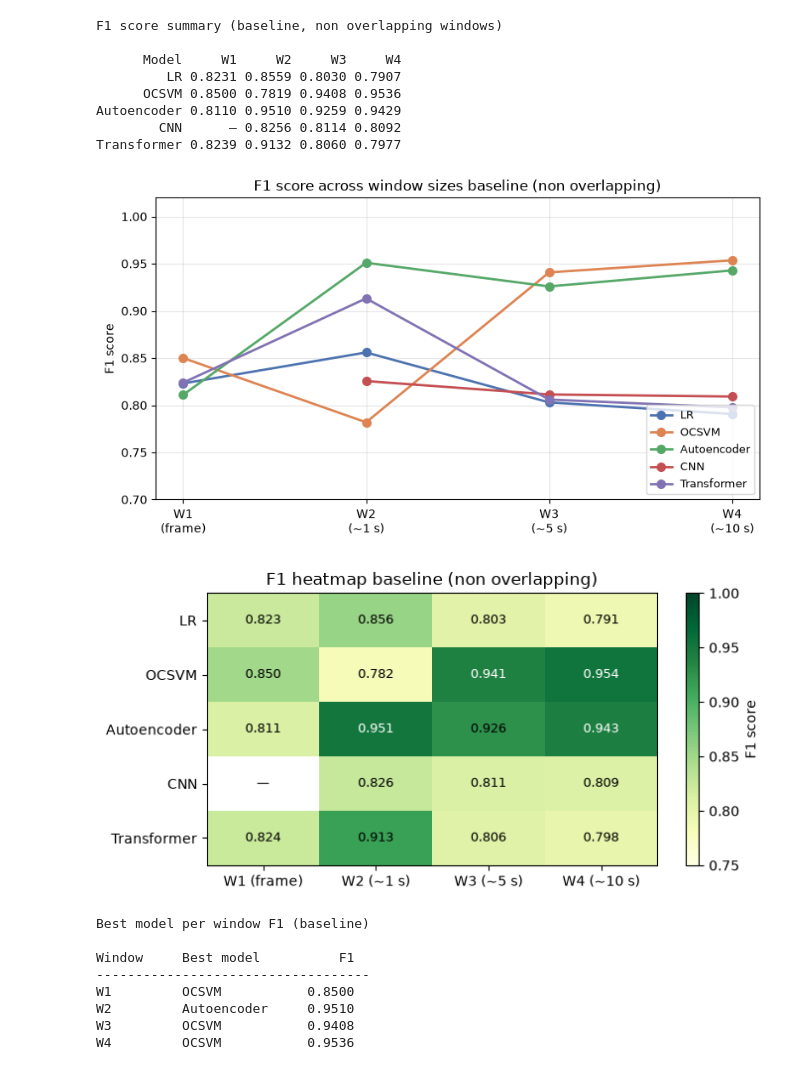
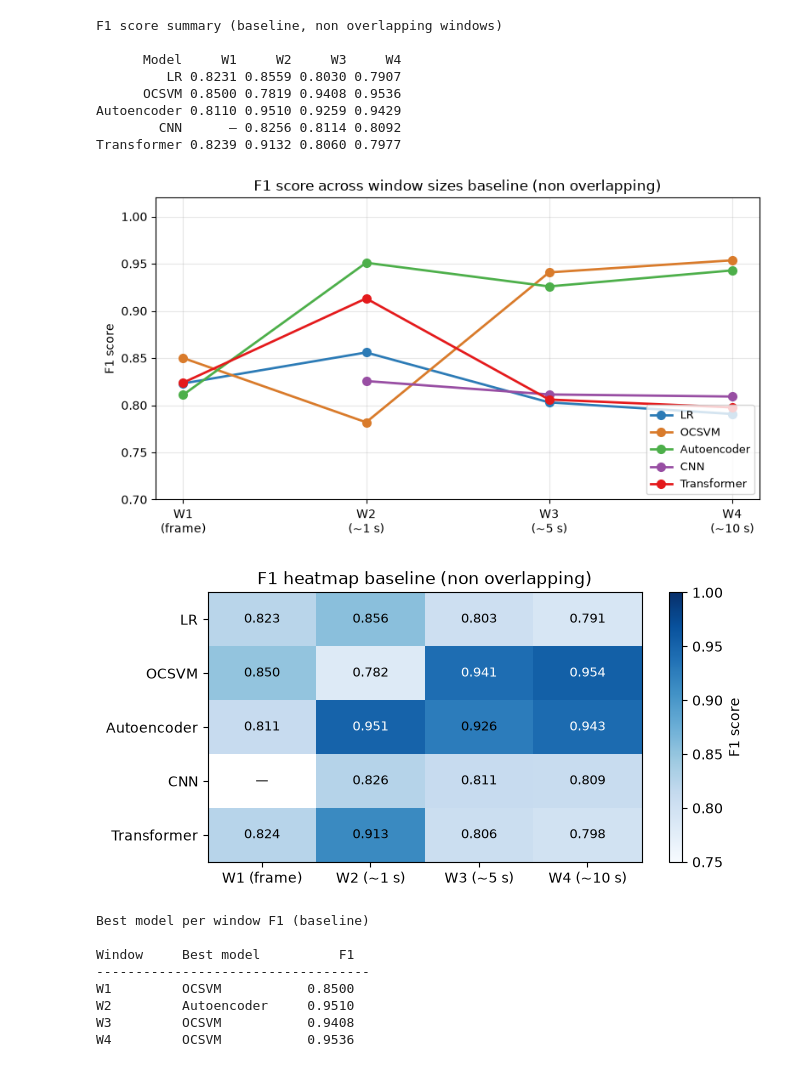
Before and after one commit to Nur2424/wifi-presence-detection, a Jupyter notebook: esp32/full-study-notebooks/07_final_results.ipynb, the cells around one changed output. Saved outputs shown, nothing was run; the diff lists cells and outputs as text; code cells hidden in the pictures.

Commit message:
refactor full-study notebooks: unified colors, output paths, and config blocks across 00–07

```diff
--- a/esp32/full-study-notebooks/07_final_results.ipynb
+++ b/esp32/full-study-notebooks/07_final_results.ipynb
@@ -23,6 +23,10 @@ The notebook is split into two sections:
 import numpy as np
 import matplotlib.pyplot as plt
 import pandas as pd
+import os
+
+SAVE_DIR = "full-study-outputs"
+os.makedirs(SAVE_DIR, exist_ok=True)
 
 # --- Baseline (non overlapping, seed-42) ---------------------------------
 # Sources: nb01 LR (deterministic), nb02 OCSVM, nb03 Autoencoder,
@@ -66,11 +70,11 @@ WINDOWS     = ["W1", "W2", "W3", "W4"]
 WINDOWS_OVL = ["W2", "W3", "W4"]
 MODELS      = list(F1_BASE.keys())
 COLORS = {
-    "LR":          "#4C72B0",
-    "OCSVM":       "#DD8452",
-    "Autoencoder": "#55A868",
-    "CNN":         "#C44E52",
-    "Transformer": "#8172B3",
+    "LR":          "#2C7BB6",
+    "OCSVM":       "#D97B2B",
+    "Autoencoder": "#4DAF4A",
+    "CNN":         "#984EA3",
+    "Transformer": "#E41A1C",
 }
 # %% [markdown]
 ## 1 - Baseline Results (Non Overlapping Windows)
@@ -121,40 +125,41 @@ ax.legend(loc="lower right", fontsize=9)
 ax.set_ylim(0.70, 1.02)
 ax.grid(alpha=0.3)
 plt.tight_layout()
+plt.savefig(f'{SAVE_DIR}/07_f1_baseline.png', dpi=150, bbox_inches='tight')
 plt.show()
 # %% [output]
-[figure, old version]
+[figure, new version]
 # %%
 # --- F1 heatmap ------------------------------------------------------
 data = np.array([
     [F1_BASE[m][w] if F1_BASE[m][w] is not None else np.nan
      for w in WINDOWS]
     for m in MODELS
 ])
 
 fig, ax = plt.subplots(figsize=(7, 3.5))
-im = ax.imshow(data, aspect="auto", cmap="YlGn", vmin=0.75, vmax=1.0)
+im = ax.imshow(data, aspect="auto", cmap="Blues", vmin=0.75, vmax=1.0)
 plt.colorbar(im, ax=ax, label="F1 score")
 
 ax.set_xticks(range(len(WINDOWS)))
 ax.set_xticklabels(["W1 (frame)", "W2 (~1 s)", "W3 (~5 s)", "W4 (~10 s)"])
 ax.set_yticks(range(len(MODELS)))
 ax.set_yticklabels(MODELS)
 ax.set_title("F1 heatmap baseline (non overlapping)")
 
 for i, m in enumerate(MODELS):
     for j, w in enumerate(WINDOWS):
         v = F1_BASE[m][w]
         if v is not None:
             ax.text(j, i, f"{v:.3f}", ha="center", va="center",
                     fontsize=9, color="black" if v < 0.93 else "white")
         else:
             ax.text(j, i, "—", ha="center", va="center", fontsize=9)
 
-plt.tight_layout()
+plt.savefig(f'{SAVE_DIR}/07_f1_heatmap.png', dpi=150, bbox_inches='tight')
 plt.show()
 # %% [output]
-[figure, old version]
+[figure, new version]
 # %%
 # --- Best model per window (F1, baseline) ---------------
 print("Best model per window F1 (baseline)\n")
```
Also changed, not shown: parts of 1 cell of this notebook, 10 other files.
